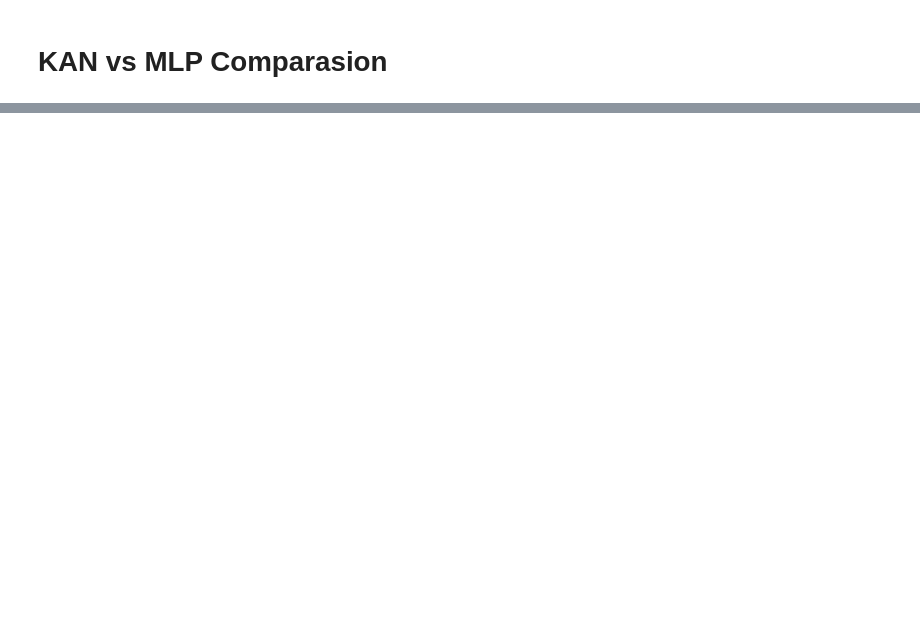
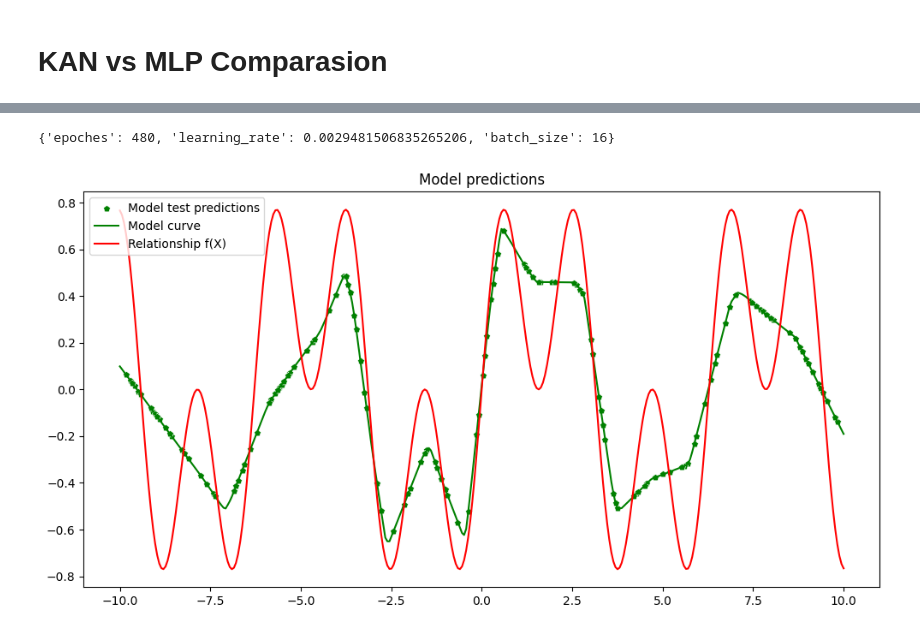
Before and after one commit to JGolaszewski/KAN-vs-MLP, a Jupyter notebook: kan-mlp-comparasion.ipynb, the cells around one changed output, grey strips where cells are left out. Cells and saved outputs as stored; diff of their text form; code cells hidden in the pictures; blank space fills up the shorter version.

```diff
--- a/kan-mlp-comparasion.ipynb
+++ b/kan-mlp-comparasion.ipynb
@@ -59,0 +31,20 @@ ValueError: shapes (2,) and (1,4) not aligned: 2 (dim 0) != 1 (dim 0)
+# %%
+from sklearn.preprocessing import StandardScaler
+from sklearn.model_selection import train_test_split
+
+split = 0.4
+
+X_train, X_test, y_train, y_test = train_test_split(X, y, test_size=split, random_state=SEED)
+
+# Scale data using z-score standardization
+X_scaler = StandardScaler()
+y_scaler = StandardScaler()
+X_train = X_scaler.fit_transform(X_train.reshape(-1,1))
+y_train = y_scaler.fit_transform(y_train.reshape(-1,1)).flatten()
+
+X_test = X_scaler.transform(X_test.reshape(-1,1))
+y_test = y_scaler.transform(y_test.reshape(-1,1)).flatten()
+
+# Check range coverage
+print('Test data range: ', X_test.min(), X_test.max())
+print('Train data range: ',X_train.min(), X_train.max())
@@ -59,0 +115,26 @@ ValueError: shapes (2,) and (1,4) not aligned: 2 (dim 0) != 1 (dim 0)
+# %%
+# Predict value and unwrap predictions to numpy array
+print(study.best_params)
+mlp=make_mlp(layers)
+mlp.fit(X_train, y_train, **study.best_params)
+
+vis = mlp.predict(X_scaler.transform(X.reshape(-1,1)).flatten())
+pred = mlp.predict(X_test)
+vis = np.array([x[0,0] for x in vis])
+pred = np.array([x[0,0] for x in pred])
+
+# Invert scaling
+X_test_vis = X_scaler.inverse_transform(X_test).flatten()
+vis = y_scaler.inverse_transform(vis.reshape(-1,1)).flatten()
+pred = y_scaler.inverse_transform(pred.reshape(-1,1)).flatten()
+
+# Plot
+plt.figure(figsize=(12,6))
+plt.title('Model predictions')
+sns.scatterplot(x=X_test_vis, y=pred, color='green', marker='p', label='Model test predictions')
+sns.lineplot(x=X, y=vis, color='green', label='Model curve')
+sns.lineplot(x=X,y=y_vis, color='red', label='Relationship f(X)')
+plt.show()
+# %% [output]
+{'epoches': 480, 'learning_rate': 0.0029481506835265206, 'batch_size': 16}
+[figure, added]
```
Also changed, not shown: parts of 10 cells of this notebook, 8 other files.
